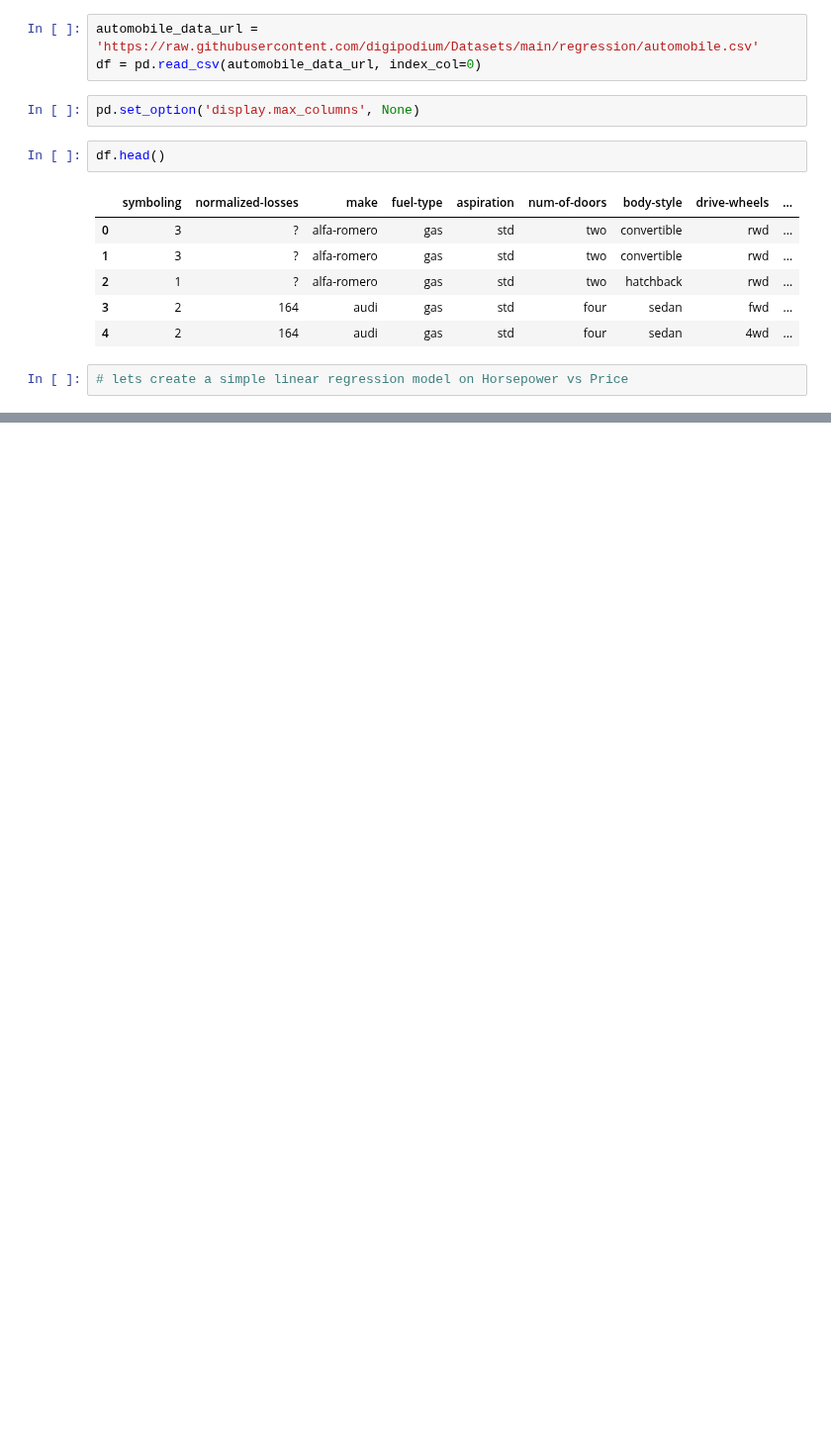
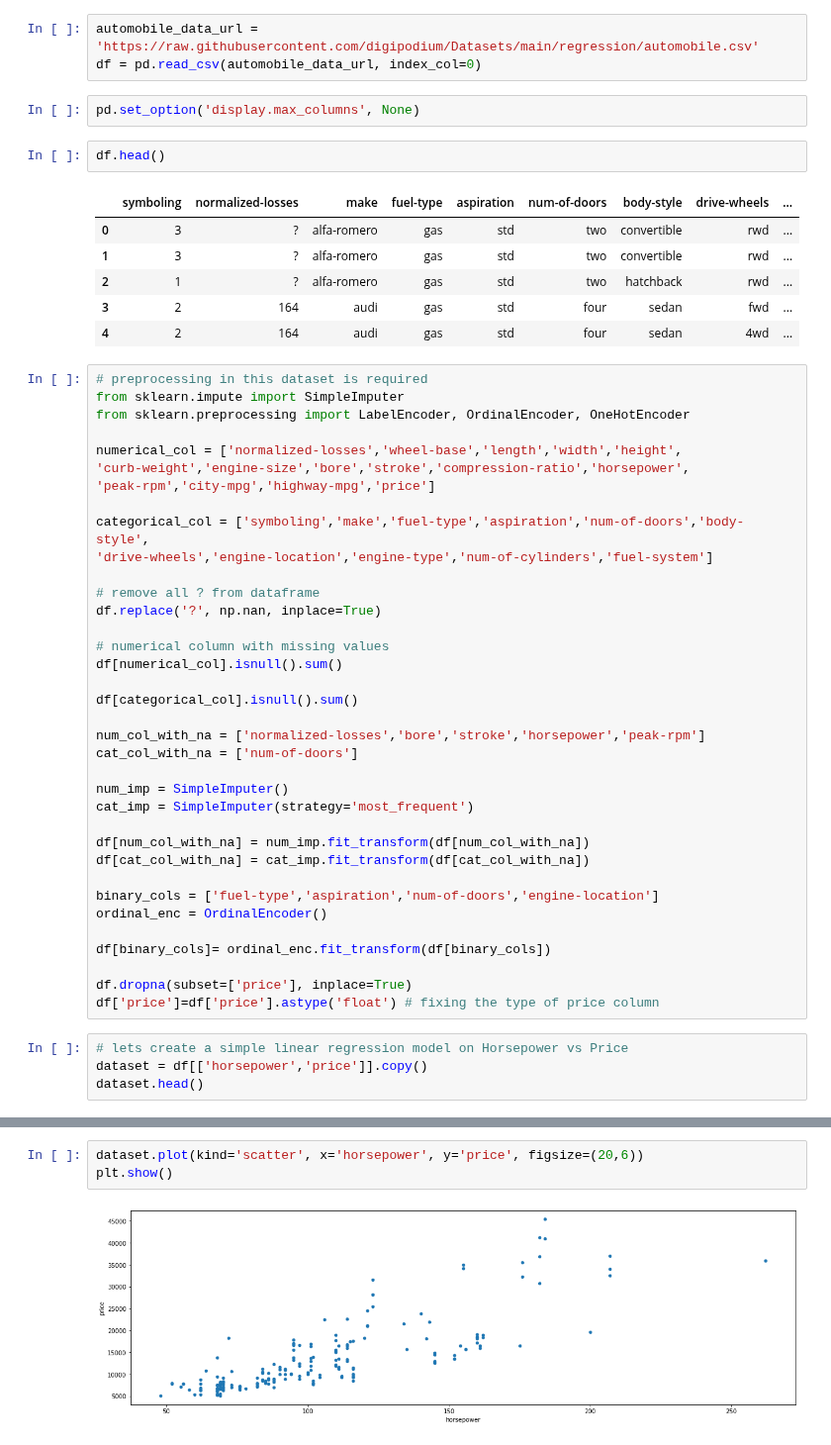
Before and after one commit to digipodium/DP-AUG-ML-630-WSS, a Jupyter notebook: simple_linear_reg2.ipynb, the cells around one changed output, grey strips where cells are left out. Shown at 99% size. Drawn from its saved outputs; the diff is of its cells as text; blank space fills up the shorter version.

```diff
--- a/simple_linear_reg2.ipynb
+++ b/simple_linear_reg2.ipynb
@@ -31,5 +31,43 @@ df.head()
 | 2 | 1 | ? | alfa-romero | gas | std | two | hatchback | rwd | ... |
 | 3 | 2 | 164 | audi | gas | std | four | sedan | fwd | ... |
 | 4 | 2 | 164 | audi | gas | std | four | sedan | 4wd | ... |
+# %%
+# preprocessing in this dataset is required
+from sklearn.impute import SimpleImputer
+from sklearn.preprocessing import LabelEncoder, OrdinalEncoder, OneHotEncoder
+
+numerical_col = ['normalized-losses','wheel-base','length','width','height',
+'curb-weight','engine-size','bore','stroke','compression-ratio','horsepower',
+'peak-rpm','city-mpg','highway-mpg','price']
+
+categorical_col = ['symboling','make','fuel-type','aspiration','num-of-doors','body-style',
+'drive-wheels','engine-location','engine-type','num-of-cylinders','fuel-system']
+
+# remove all ? from dataframe
+df.replace('?', np.nan, inplace=True)
+
+# numerical column with missing values
+df[numerical_col].isnull().sum()
+
+df[categorical_col].isnull().sum()
+
+num_col_with_na = ['normalized-losses','bore','stroke','horsepower','peak-rpm']
+cat_col_with_na = ['num-of-doors']
+
+num_imp = SimpleImputer()
+cat_imp = SimpleImputer(strategy='most_frequent')
+
+df[num_col_with_na] = num_imp.fit_transform(df[num_col_with_na])
+df[cat_col_with_na] = cat_imp.fit_transform(df[cat_col_with_na])
+
+binary_cols = ['fuel-type','aspiration','num-of-doors','engine-location']
+ordinal_enc = OrdinalEncoder()
+
+df[binary_cols]= ordinal_enc.fit_transform(df[binary_cols])
+
+df.dropna(subset=['price'], inplace=True)
+df['price']=df['price'].astype('float') # fixing the type of price column
 # %%
 # lets create a simple linear regression model on Horsepower vs Price
+dataset = df[['horsepower','price']].copy()
+dataset.head()
@@ -83,0 +81,5 @@ df[categorical_col]
+# %%
+dataset.plot(kind='scatter', x='horsepower', y='price', figsize=(20,6))
+plt.show()
+# %% [output]
+[figure, added]
```
Also changed, not shown: parts of 18 cells of this notebook, 1 other file.
